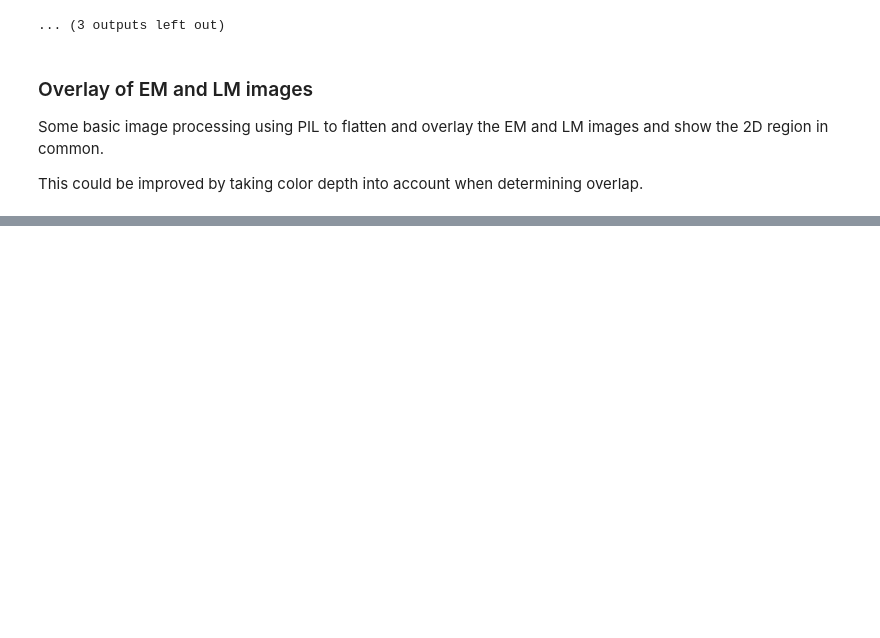
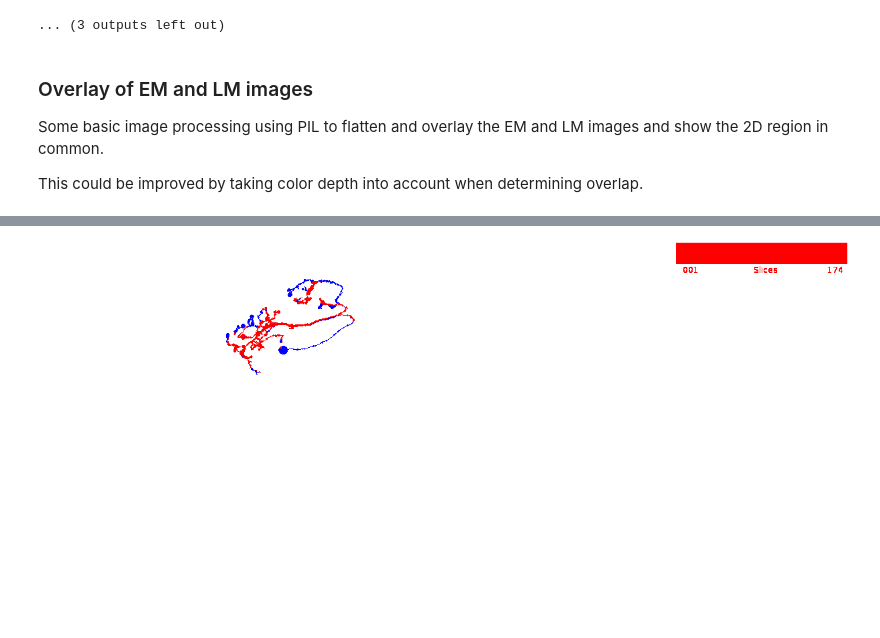
Before and after one commit to JaneliaSciComp/neuronbridge-python, a Jupyter notebook: notebooks/python_api_examples.ipynb, the cells around one changed output, grey strips where cells are left out. Drawn from its saved outputs; the diff is of its cells as text; code cells hidden in the pictures; blank space fills up the shorter version.

```diff
--- a/notebooks/python_api_examples.ipynb
+++ b/notebooks/python_api_examples.ipynb
@@ -178,0 +198,35 @@ id='2711776878334574603' publishedName='R16C09' libraryName='FlyLight Gen1 MCFO'
+# %%
+import blend_modes
+import numpy
+
+published_name = df['Name'][0]
+cds_match = utils.get_first_match_for_name(cds_matches, published_name)
+#print(cds_match)
+cds = client.get_cds_image(cds_match)
+match = client.get_match_searchable_image(cds_match)
+target = client.get_target_searchable_image(cds_match)
+#display(cds, match, target)
+
+import numpy as np
+def black_to_transparent(img, color):
+    x = np.asarray(img.convert('RGBA')).copy()
+    black_pixels = np.all(x == [0, 0, 0, 255], axis=-1)
+    x[black_pixels] = [0, 0, 0, 0]
+    x[~black_pixels] = color
+    return Image.fromarray(x.astype(np.uint8))
+
+from PIL import Image, ImageEnhance
+
+match = black_to_transparent(match, (255, 0, 0, 255))
+target = black_to_transparent(target, (0, 0, 255, 255))
+
+#display(match)
+#display(target)
+
+match_float = numpy.array(match).astype(float)
+target_float = numpy.array(target).astype(float)
+blended_img_float = blend_modes.hard_light(target_float, match_float, 1.0)
+blended_img = Image.fromarray(blended_img_float.astype(np.uint8))
+display(blended_img)
+# %% [output]
+[figure, added]
```
Also changed, not shown: parts of 9 cells of this notebook, 6 other files.
